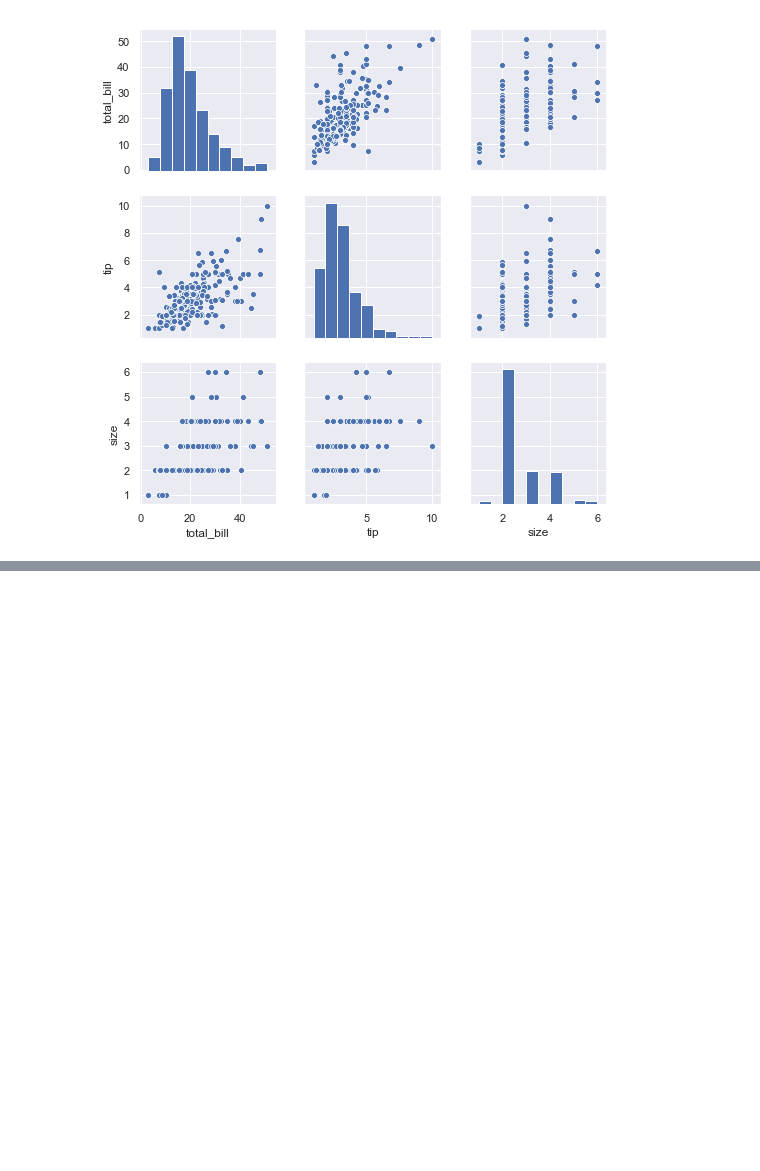
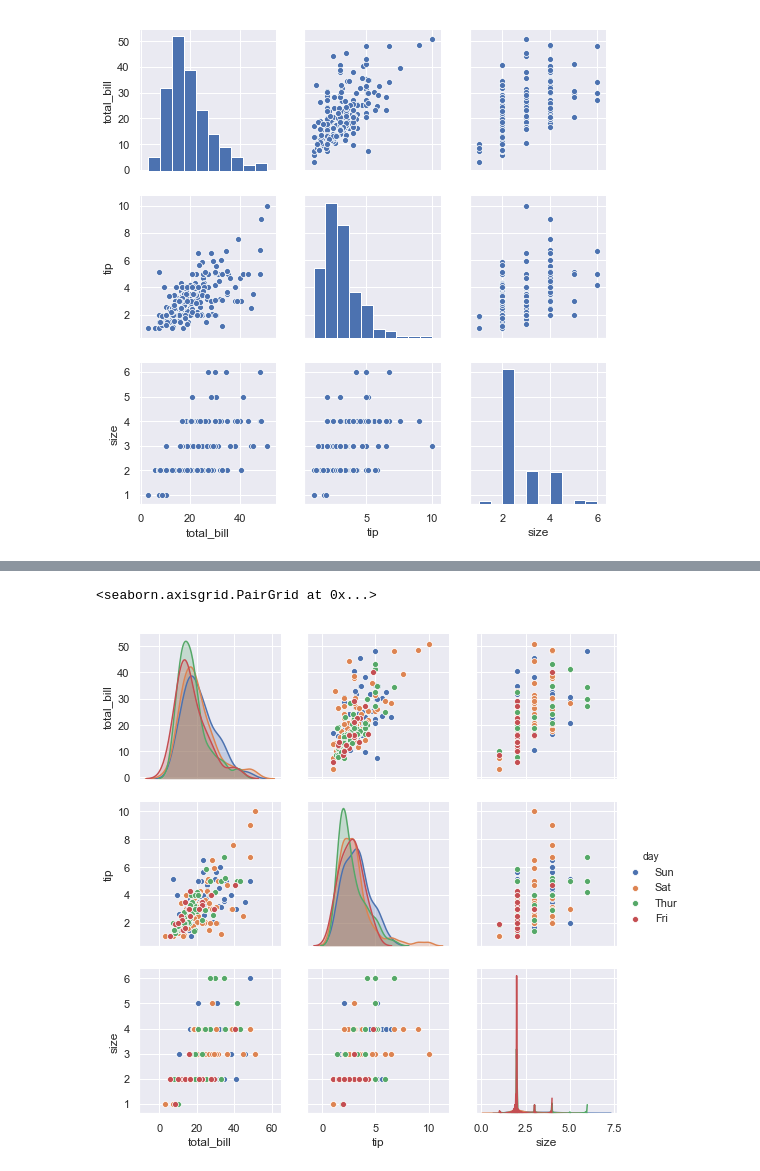
Before and after one commit to johndunne2019/Fundamentals-of-Data-Analysis-Project-2019, a Jupyter notebook: Tips-Dataset.ipynb, the cells around one changed output, grey strips where cells are left out. Cells and saved outputs as stored; diff of their text form; code cells hidden in the pictures; blank space fills up the shorter version.

Commit message:
Seaborn pairplot hue added

```diff
--- a/Tips-Dataset.ipynb
+++ b/Tips-Dataset.ipynb
@@ -256,0 +272,7 @@ sns.pairplot(df)
+# %%
+sns.pairplot(df, hue = 'day')
+# seaborn.pairplot reads the pandas dataframe
+# I have asked for the variable 'day' to be used to add colour to the pairplots
+# %% [output]
+<seaborn.axisgrid.PairGrid at 0x...>
+[figure, added]
```
Also changed, not shown: parts of 2 cells of this notebook, 1 other file.
